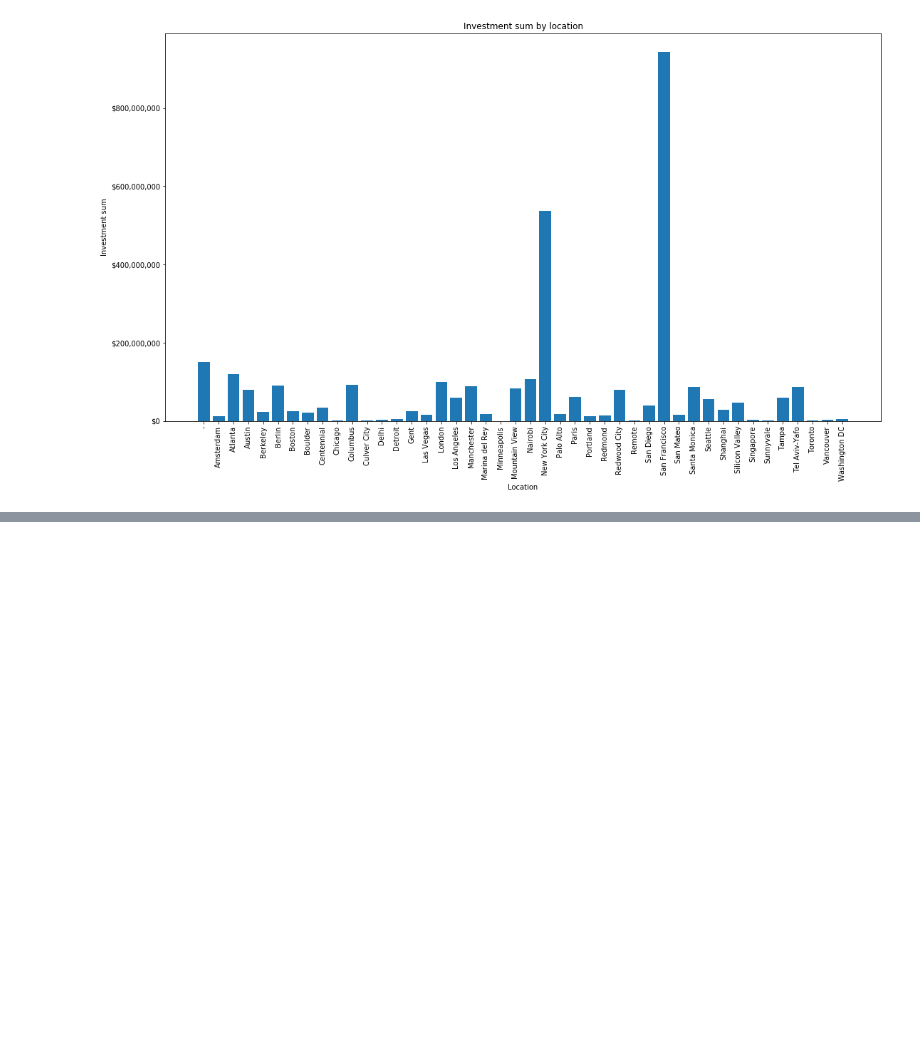
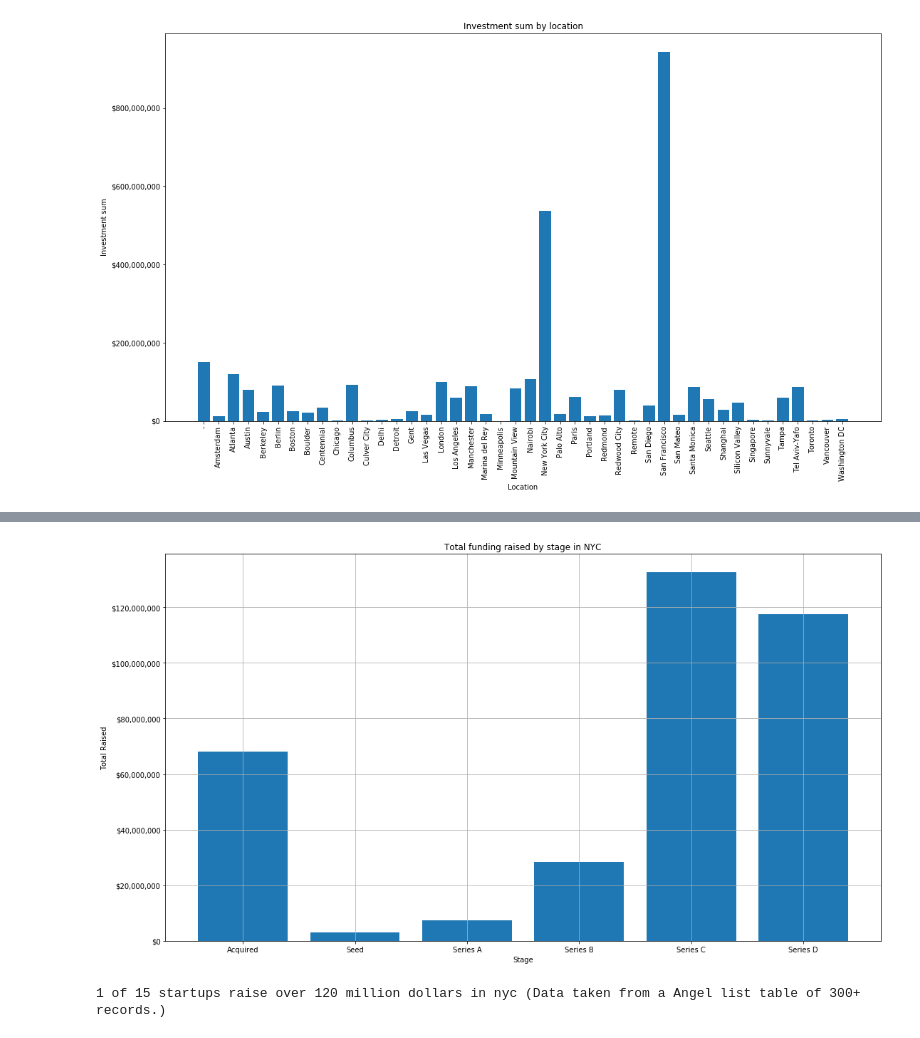
Before and after one commit to edantonio505/research_fail_startups, a Jupyter notebook: Startups Analysis Project.ipynb, the cells around one changed output, grey strips where cells are left out. Cells and saved outputs as stored; diff of their text form; code cells hidden in the pictures; blank space fills up the shorter version.

```diff
--- a/Startups Analysis Project.ipynb
+++ b/Startups Analysis Project.ipynb
@@ -494,3 +494,9 @@ print("{} has a sum amount of investments of {}".format(location, max_value))
 San Francisco has a sum amount of investments of $943,801,577.00
 New York City has a sum amount of investments of $536,981,781.00
 [figure]
+# %%
+# Check the average amount of fuindinog every company gets in NYC compared to San Francisco
+nyc = angelco_df_no_outliers["Location"].apply(lambda x: x == "New York City")
+nyc_angelco_df = angelco_df_no_outliers[nyc].copy()
+get_statistical_description(nyc_angelco_df, "Total_raised")
+nyc_angelco_df.shape[0]
@@ -496,0 +511,25 @@ New York City has a sum amount of investments of $536,981,781.00
+# %%
+
+plot_data(
+    nyc_angelco_df,
+    x_col="Stage",
+    y_col="Total_raised",
+    is_df=True,
+    grid=True,
+    plot_type="bar",
+    xlabel="Stage",
+    ylabel="Total Raised",
+    title="Total funding raised by stage in NYC",
+    dollars= True
+)
+# %% [output]
+[figure, added]
+# %%
+# find outliers
+# all companies that raised more than 120 millions
+nyc_angelco_df.loc[nyc_angelco_df["Total_raised"] > 120000000]
+nyc_outliers = nyc_angelco_df.loc[nyc_angelco_df["Total_raised"] > 120000000]
+
+print("{} of {} startups raise over 120 million dollars in nyc (Data taken from a Angel list table of 300+ records.)".format(nyc_outliers.shape[0], nyc_angelco_df.shape[0]))
+# %% [output]
+1 of 15 startups raise over 120 million dollars in nyc (Data taken from a Angel list table of 300+ records.)
```
Also changed, not shown: parts of 25 cells of this notebook.
